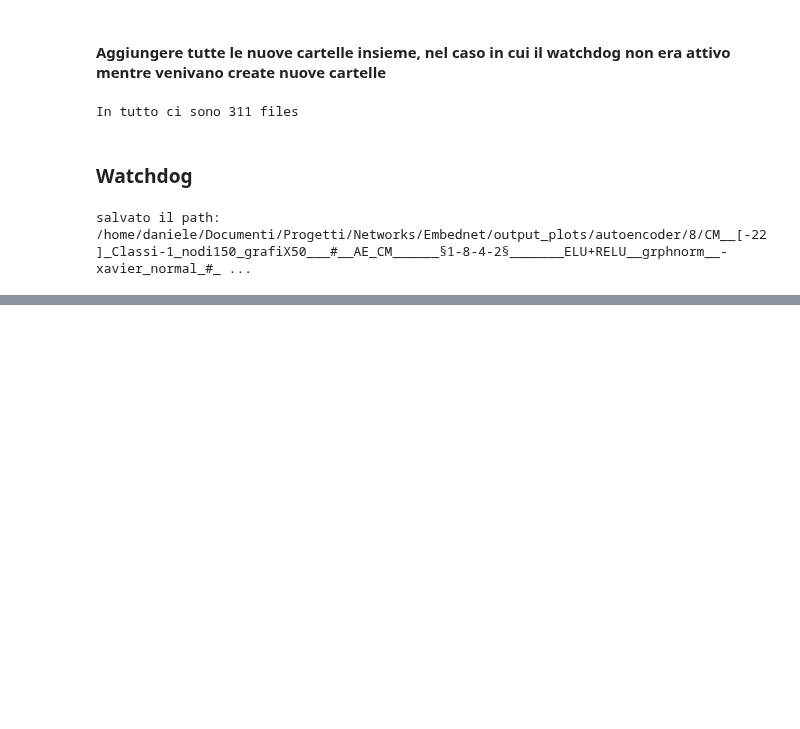
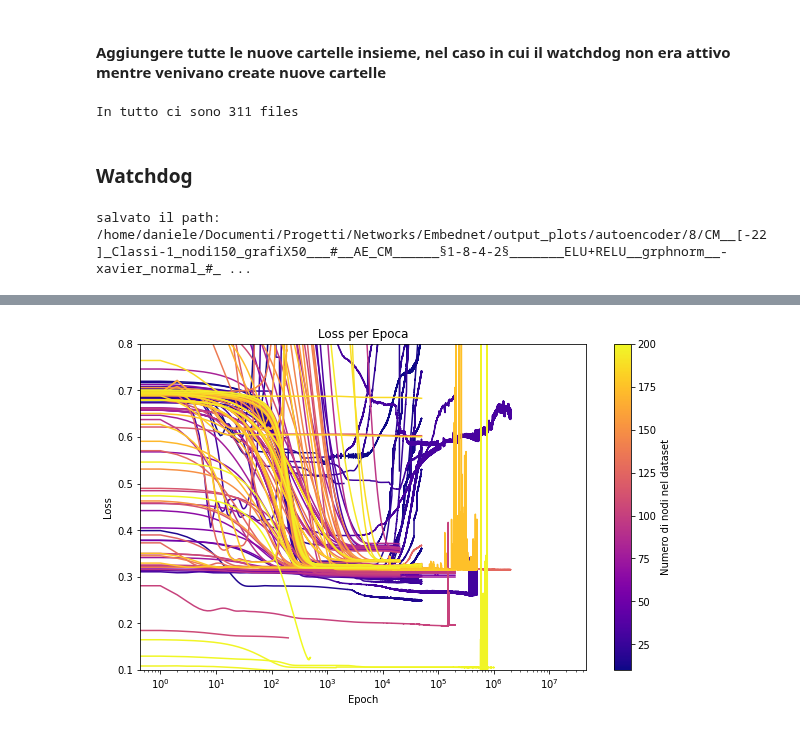
Before and after one commit to dandarm/Embednet, a Jupyter notebook: head_train_tasks.ipynb, the cells around one changed output, grey strips where cells are left out. Drawn from its saved outputs; the diff is of its cells as text; code cells hidden in the pictures; blank space fills up the shorter version.

```diff
--- a/head_train_tasks.ipynb
+++ b/head_train_tasks.ipynb
@@ -216,0 +308,4 @@ plt.show()
+# %%
+plot_curves_vs_features(make_plot_data(test_losses, dataset_nodi), titolo='Test_loss_vs_num_nodi', titolo_laterale='Numero di nodi nel dataset')
+# %% [output]
+[figure, added]
```
Also changed, not shown: parts of 17 cells of this notebook, 13 other files.
